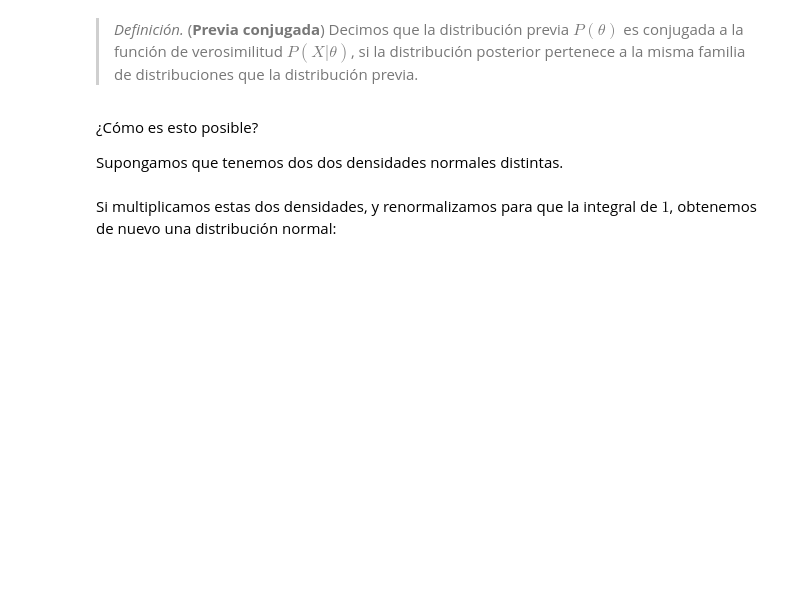
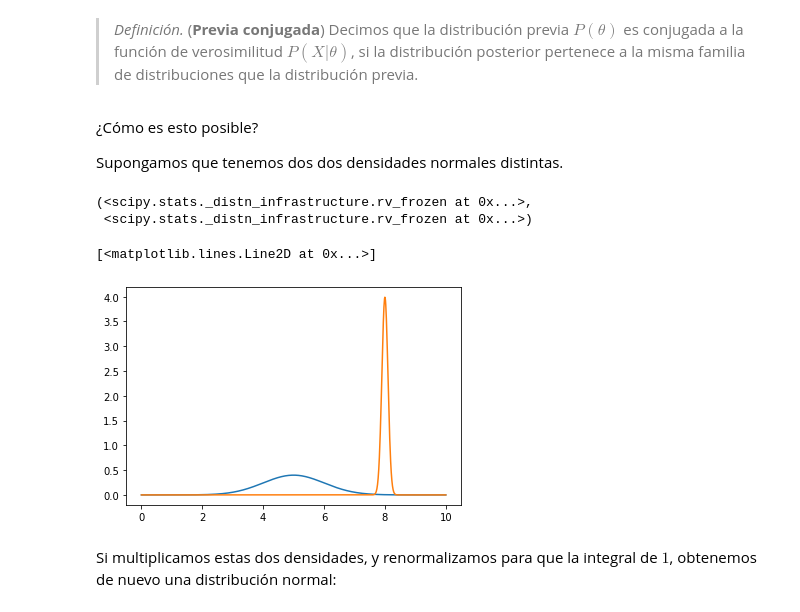
Before and after one commit to judith-ale/mebo2022, a Jupyter notebook: modulo1/tema4/3-bayes-previa-conjugadas.ipynb, the cells around one changed output. Saved outputs shown, nothing was run; the diff lists cells and outputs as text; code cells hidden in the pictures; blank space fills up the shorter version.

```diff
--- a/modulo1/tema4/3-bayes-previa-conjugadas.ipynb
+++ b/modulo1/tema4/3-bayes-previa-conjugadas.ipynb
@@ -156,3 +166,7 @@ Supongamos que tenemos dos dos densidades normales distintas.
 # %%
 # Definir VA X, Y
 # Las definimos arriba
+X, Y
+# %% [output]
+(<scipy.stats._distn_infrastructure.rv_frozen at 0x...>,
+ <scipy.stats._distn_infrastructure.rv_frozen at 0x...>)
@@ -161,2 +173,9 @@ Supongamos que tenemos dos dos densidades normales distintas.
+# %%
+# Graficar densidades
+plt.plot(x, X.pdf(x), label='densidad X')
+plt.plot(x, Y.pdf(x), label='densidad Y')
+# %% [output]
+[<matplotlib.lines.Line2D at 0x...>]
+[figure, added]
 # %% [markdown]
 Si multiplicamos estas dos densidades, y renormalizamos para que la integral de $1$, obtenemos de nuevo una distribución normal:
```
Also changed, not shown: parts of 13 cells of this notebook.
